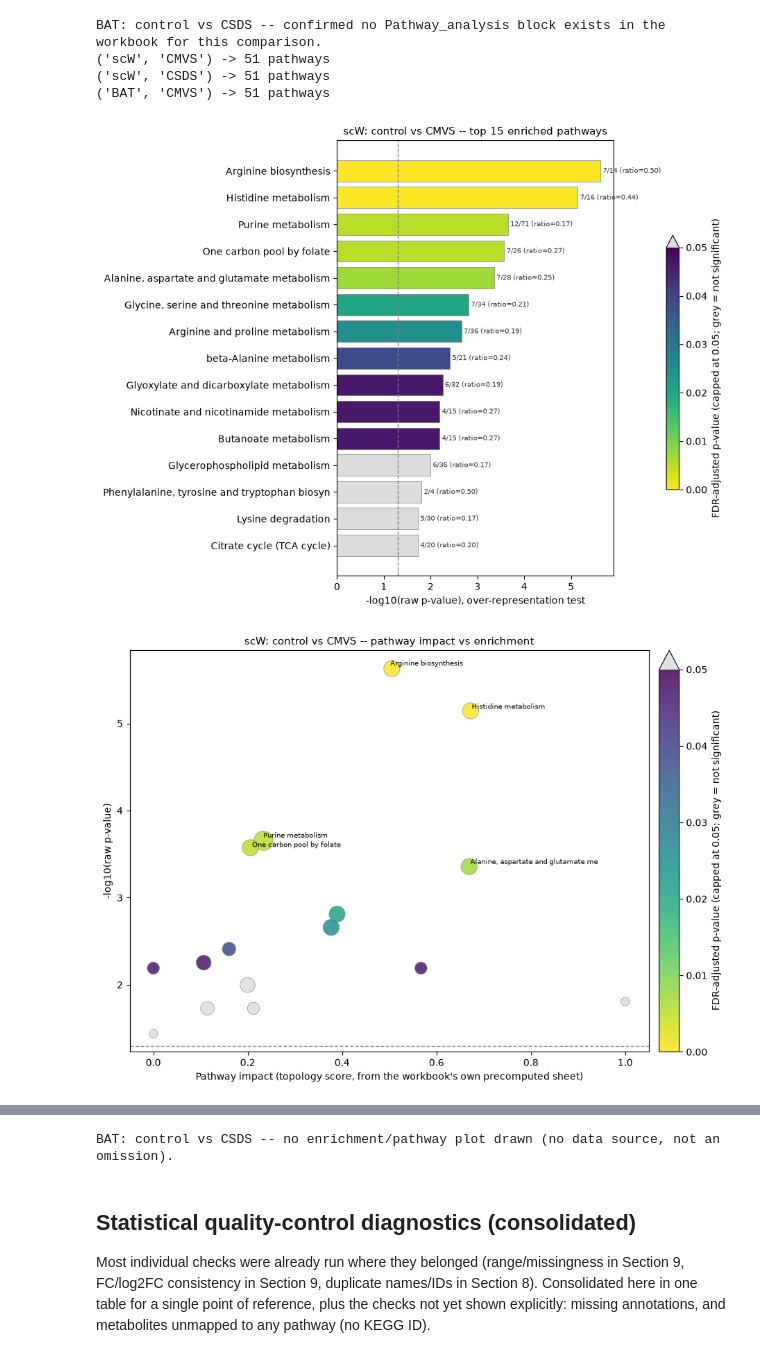
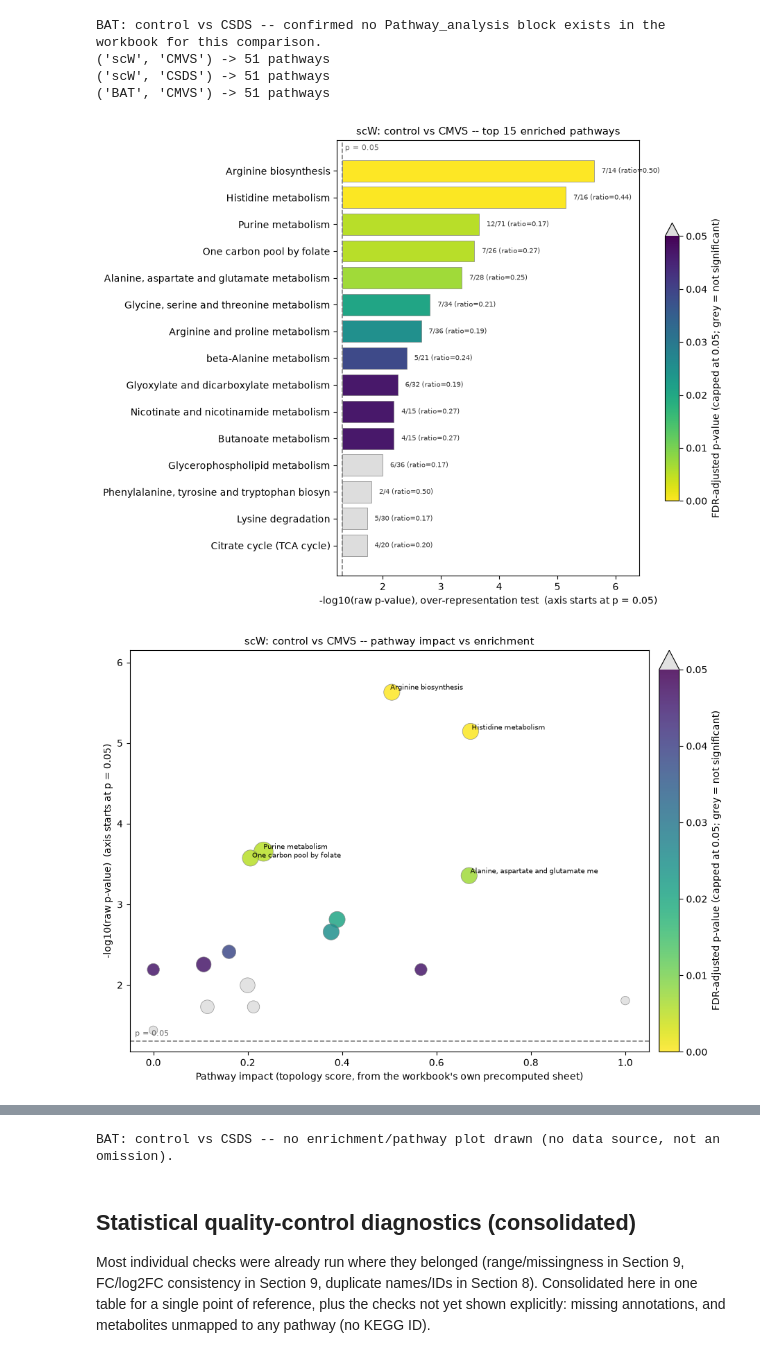
Before and after one commit to jovitaand/The-Effects-of-Stress-in-Gene-Expression-in-Adipose-Tissues, a Jupyter notebook: metabolomics_enrichment_analysis/notebooks/metabolomics_enrichment_pathway_analysis.ipynb, the cells around one changed output, grey strips where cells are left out. Drawn from its saved outputs; the diff is of its cells as text; code cells hidden in the pictures.

```diff
--- a/metabolomics_enrichment_analysis/notebooks/metabolomics_enrichment_pathway_analysis.ipynb
+++ b/metabolomics_enrichment_analysis/notebooks/metabolomics_enrichment_pathway_analysis.ipynb
@@ -1273,24 +1273,36 @@ def create_enrichment_plot(table, title, save_stub, top_n=TOP_N_PATHWAYS):
     neg_log_p = -np.log10(ranked["p-value"].astype(float).clip(lower=1e-300))
     fdr = ranked["Adjused p-value (FDR)"].astype(float)
 
+    # Bars start from the significance threshold line, not from zero: since
+    # every pathway shown already clears p < 0.05, the stretch of bar from
+    # 0 up to the threshold is dead space every bar shares -- the dashed
+    # line is the true baseline of this chart.
+    threshold_x = -np.log10(RAW_P_THRESHOLD)
+
     fig, ax = plt.subplots(figsize=(9, max(3, 0.4 * len(ranked) + 1)), layout="constrained")
     fdr_norm = mcolors.Normalize(vmin=0, vmax=0.05, clip=False)
     cmap = plt.cm.viridis_r.copy()
     cmap.set_over("#dddddd")
 
-    bars = ax.barh(y_pos, neg_log_p, color=cmap(fdr_norm(fdr)), edgecolor="grey", linewidth=0.5)
+    bars = ax.barh(y_pos, neg_log_p - threshold_x, left=threshold_x,
+                    color=cmap(fdr_norm(fdr)), edgecolor="grey", linewidth=0.5)
     ax.set_yticks(y_pos)
     ax.set_yticklabels(ranked.iloc[:, 0].astype(str).str.slice(0, 45))
-    ax.axvline(-np.log10(0.05), linestyle="--", color="grey", linewidth=1)
+    ax.axvline(threshold_x, linestyle="--", color="grey", linewidth=1.2)
+    ax.annotate("p = 0.05", xy=(threshold_x, 1.0), xycoords=("data", "axes fraction"),
+                xytext=(3, -4), textcoords="offset points", fontsize=8, color="dimgrey", va="top")
+    span = (neg_log_p.max() - threshold_x)
+    ax.set_xlim(threshold_x - 0.02 * max(span, 0.5), neg_log_p.max() + 0.18 * max(span, 0.5))
+
     for bar, hits, total in zip(bars, ranked["Hits"].astype(int), ranked["Total metabolites in the pathway"].astype(int)):
         ratio = hits / total if total else 0
-        ax.text(bar.get_width() + 0.05, bar.get_y() + bar.get_height() / 2,
+        ax.text(bar.get_x() + bar.get_width() + 0.03 * max(span, 0.5), bar.get_y() + bar.get_height() / 2,
                 f"{hits}/{total} (ratio={ratio:.2f})", va="center", fontsize=7.5, color="#333333")
 
     sm = plt.cm.ScalarMappable(cmap=cmap, norm=fdr_norm)
     cb = fig.colorbar(sm, ax=ax, fraction=0.046, pad=0.02, extend="max")
     cb.set_label("FDR-adjusted p-value (capped at 0.05; grey = not significant)")
-    ax.set_xlabel("-log10(raw p-value), over-representation test")
+    ax.set_xlabel("-log10(raw p-value), over-representation test  (axis starts at p = 0.05)")
     ax.set_title(title, fontsize=11)
 
     fig.savefig(os.path.join(FIGURES_DIR, "enrichment", f"{save_stub}.png"), dpi=200, facecolor="white")
@@ -1318,34 +1330,46 @@ def create_pathway_plot(table, title, save_stub):
 
     fdr_norm = mcolors.Normalize(vmin=0, vmax=0.05, clip=False)
     cmap = plt.cm.viridis_r.copy()
     cmap.set_over("#dddddd")
 
     scatter = ax.scatter(x, y, s=sizes, c=fdr, cmap=cmap, norm=fdr_norm, alpha=0.85, edgecolors="grey", linewidths=0.5)
     cb = fig.colorbar(scatter, ax=ax, fraction=0.046, pad=0.02, extend="max")
     cb.set_label("FDR-adjusted p-value (capped at 0.05; grey = not significant)")
-    ax.axhline(-np.log10(0.05), linestyle="--", color="grey", linewidth=1)
+
+    # The plot's visible floor is the significance threshold line itself:
+    # every point already clears p < 0.05, so the space below the dashed
+    # line is dead space no point ever occupies.
+    threshold_y = -np.log10(RAW_P_THRESHOLD)
+    ax.axhline(threshold_y, linestyle="--", color="grey", linewidth=1.2)
+    ax.annotate("p = 0.05", xy=(0.01, threshold_y), xycoords=("axes fraction", "data"),
+                xytext=(0, 4), textcoords="offset points", fontsize=8, color="dimgrey", ha="left", va="bottom")
+    y_span = y.max() - threshold_y
 
     top5 = sig_table.nsmallest(5, "p-value")
     texts = [ax.text(row["Pathway Impact"], -np.log10(max(row["p-value"], 1e-300)), str(row.iloc[0])[:35], fontsize=7.5)
              for _, row in top5.iterrows()]
     if texts:
         adjust_text(texts, ax=ax, arrowprops=dict(arrowstyle="-", color="grey", lw=0.6))
 
+    # Re-applied after adjust_text(), which can otherwise reset axis limits
+    # via its own autoscale while repositioning labels.
+    ax.set_ylim(threshold_y - 0.03 * max(y_span, 0.5), y.max() + 0.12 * max(y_span, 0.5))
+
     ax.set_xlabel("Pathway impact (topology score, from the workbook's own precomputed sheet)")
-    ax.set_ylabel("-log10(raw p-value)")
+    ax.set_ylabel("-log10(raw p-value)  (axis starts at p = 0.05)")
     ax.set_title(title, fontsize=11)
     fig.savefig(os.path.join(FIGURES_DIR, "pathway", f"{save_stub}.png"), dpi=200, facecolor="white")
     fig.savefig(os.path.join(FIGURES_DIR, "pathway", f"{save_stub}.svg"), facecolor="white")
     plt.show()
 
 
 for (tissue, case), table in pathway_tables.items():
     create_enrichment_plot(table, f"{tissue}: control vs {case} -- top {TOP_N_PATHWAYS} enriched pathways",
                             f"enrichment_bar_{tissue}_{case}")
     create_pathway_plot(table, f"{tissue}: control vs {case} -- pathway impact vs enrichment",
                          f"pathway_bubble_{tissue}_{case}")
 
 print("BAT: control vs CSDS -- no enrichment/pathway plot drawn (no data source, not an omission).")
 # %% [output]
-[figure, old version]
+[figure, new version]
-[figure, old version]
+[figure, new version]
```
Also changed, not shown: parts of 2 cells of this notebook, 26 other files.
